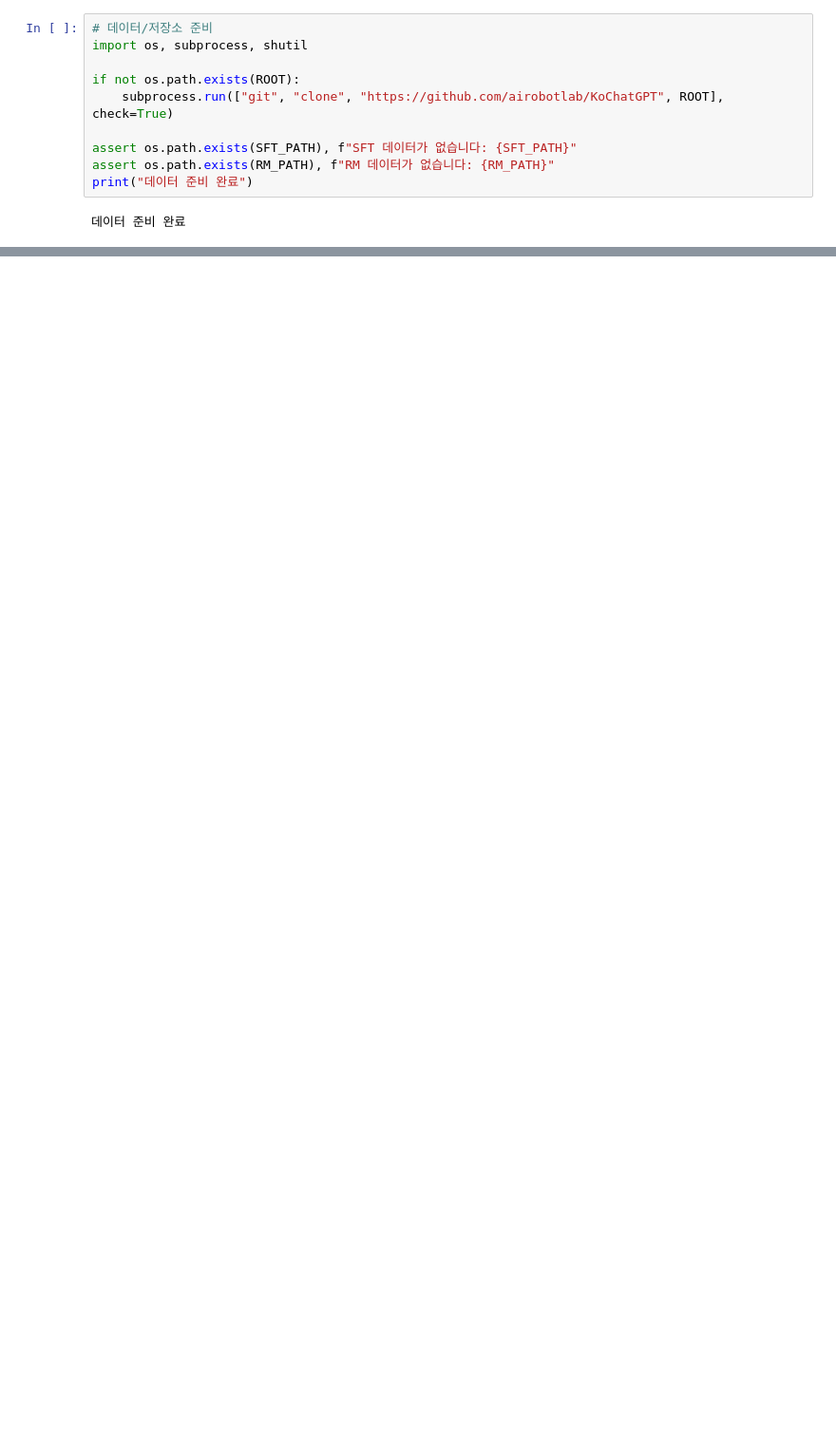
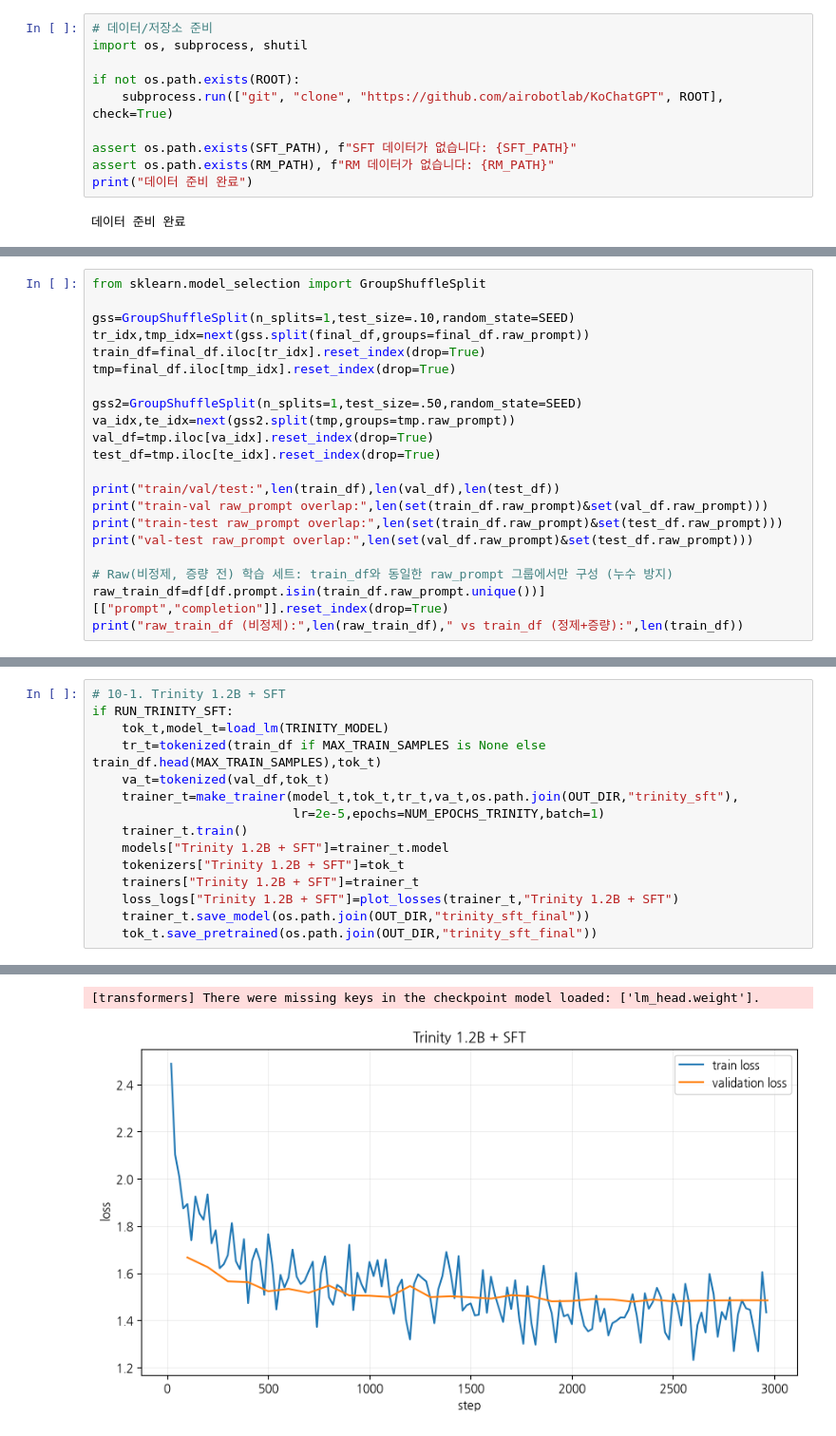
Before and after one commit to todd-jang/AIFFEL_quest_rs, a Jupyter notebook: GoingDeeper/08_KoChatGPT/KoChatGPT_rubric_project_final.ipynb, the cells around one changed output, grey strips where cells are left out. Shown at 95% size. Cells and saved outputs as stored; diff of their text form; blank space fills up the shorter version.

```diff
--- a/GoingDeeper/08_KoChatGPT/KoChatGPT_rubric_project_final.ipynb
+++ b/GoingDeeper/08_KoChatGPT/KoChatGPT_rubric_project_final.ipynb
@@ -1176,0 +659,21 @@ print("결과 저장 완료: /content/project_results/")
+# %%
+from sklearn.model_selection import GroupShuffleSplit
+
+gss=GroupShuffleSplit(n_splits=1,test_size=.10,random_state=SEED)
+tr_idx,tmp_idx=next(gss.split(final_df,groups=final_df.raw_prompt))
+train_df=final_df.iloc[tr_idx].reset_index(drop=True)
+tmp=final_df.iloc[tmp_idx].reset_index(drop=True)
+
+gss2=GroupShuffleSplit(n_splits=1,test_size=.50,random_state=SEED)
+va_idx,te_idx=next(gss2.split(tmp,groups=tmp.raw_prompt))
+val_df=tmp.iloc[va_idx].reset_index(drop=True)
+test_df=tmp.iloc[te_idx].reset_index(drop=True)
+
+print("train/val/test:",len(train_df),len(val_df),len(test_df))
+print("train-val raw_prompt overlap:",len(set(train_df.raw_prompt)&set(val_df.raw_prompt)))
+print("train-test raw_prompt overlap:",len(set(train_df.raw_prompt)&set(test_df.raw_prompt)))
+print("val-test raw_prompt overlap:",len(set(val_df.raw_prompt)&set(test_df.raw_prompt)))
+
+# Raw(비정제, 증량 전) 학습 세트: train_df와 동일한 raw_prompt 그룹에서만 구성 (누수 방지)
+raw_train_df=df[df.prompt.isin(train_df.raw_prompt.unique())][["prompt","completion"]].reset_index(drop=True)
+print("raw_train_df (비정제):",len(raw_train_df)," vs train_df (정제+증량):",len(train_df))
@@ -1176,0 +1116,16 @@ print("결과 저장 완료: /content/project_results/")
+# %%
+# 10-1. Trinity 1.2B + SFT
+if RUN_TRINITY_SFT:
+    tok_t,model_t=load_lm(TRINITY_MODEL)
+    tr_t=tokenized(train_df if MAX_TRAIN_SAMPLES is None else train_df.head(MAX_TRAIN_SAMPLES),tok_t)
+    va_t=tokenized(val_df,tok_t)
+    trainer_t=make_trainer(model_t,tok_t,tr_t,va_t,os.path.join(OUT_DIR,"trinity_sft"),
+                           lr=2e-5,epochs=NUM_EPOCHS_TRINITY,batch=1)
+    trainer_t.train()
+    models["Trinity 1.2B + SFT"]=trainer_t.model
+    tokenizers["Trinity 1.2B + SFT"]=tok_t
+    trainers["Trinity 1.2B + SFT"]=trainer_t
+    loss_logs["Trinity 1.2B + SFT"]=plot_losses(trainer_t,"Trinity 1.2B + SFT")
+    trainer_t.save_model(os.path.join(OUT_DIR,"trinity_sft_final"))
+    tok_t.save_pretrained(os.path.join(OUT_DIR,"trinity_sft_final"))
+# %% [output]
@@ -1176,0 +1158,2 @@ print("결과 저장 완료: /content/project_results/")
+[transformers] There were missing keys in the checkpoint model loaded: ['lm_head.weight'].
+[figure, added]
```
Also changed, not shown: parts of 116 cells of this notebook.
